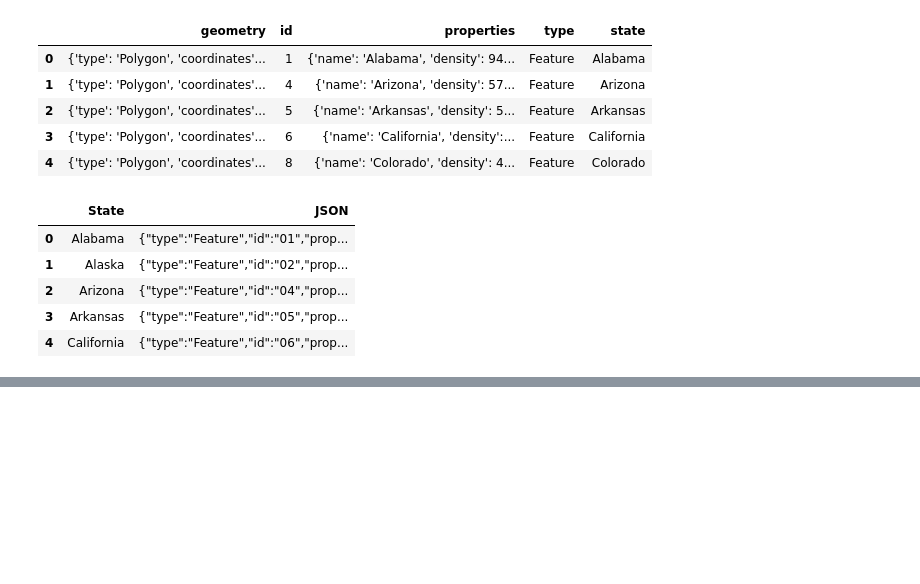
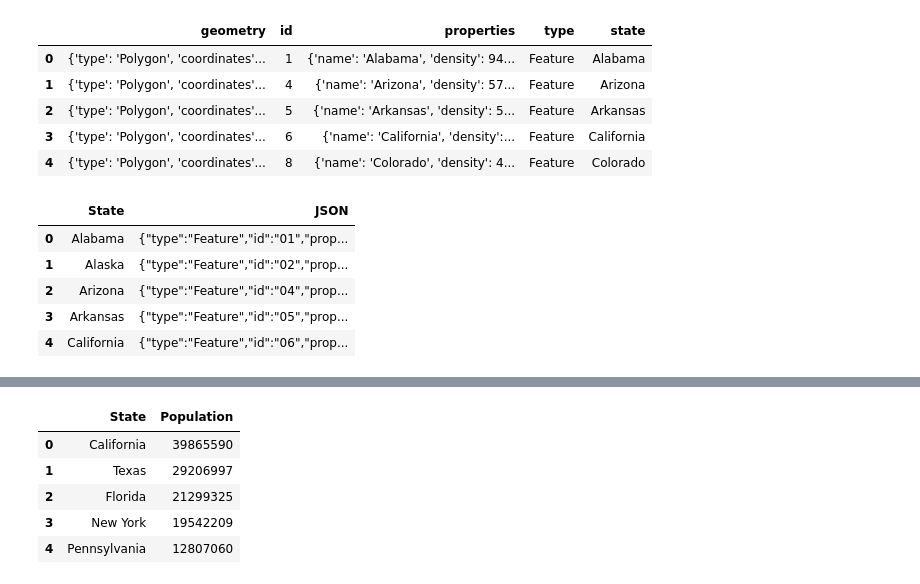
Before and after one commit to sarahfawson/MICA, a Jupyter notebook: state-data.ipynb, the cells around one changed output, grey strips where cells are left out. Saved outputs shown, nothing was run; the diff lists cells and outputs as text; code cells hidden in the pictures; blank space fills up the shorter version.

```diff
--- a/state-data.ipynb
+++ b/state-data.ipynb
@@ -139,0 +144,10 @@ googleJSON.head()
+# %%
+population = pd.read_csv('state-pop.csv')
+population.head()
+# %% [output]
+|  | State | Population |
+| 0 | California | 39865590 |
+| 1 | Texas | 29206997 |
+| 2 | Florida | 21299325 |
+| 3 | New York | 19542209 |
+| 4 | Pennsylvania | 12807060 |
```
Also changed, not shown: parts of 8 cells of this notebook, 7 other files.
